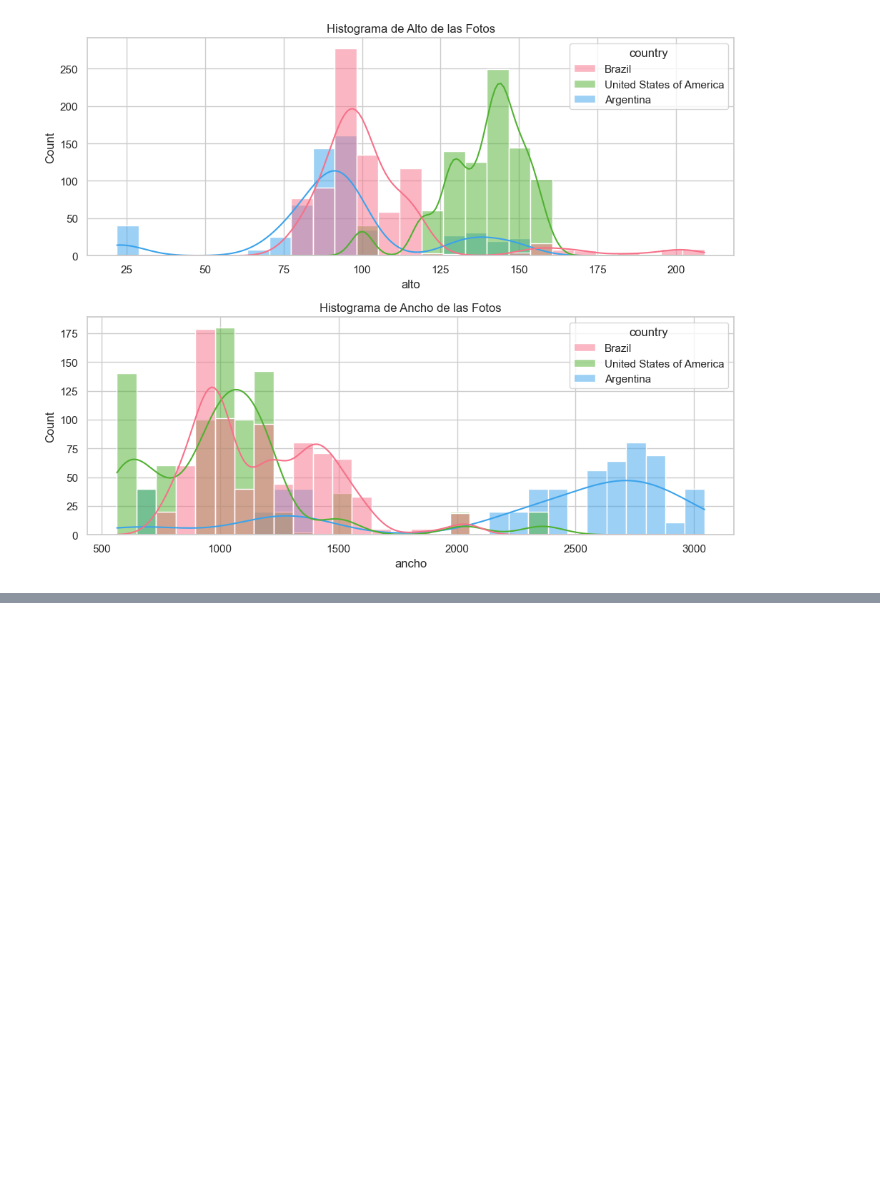
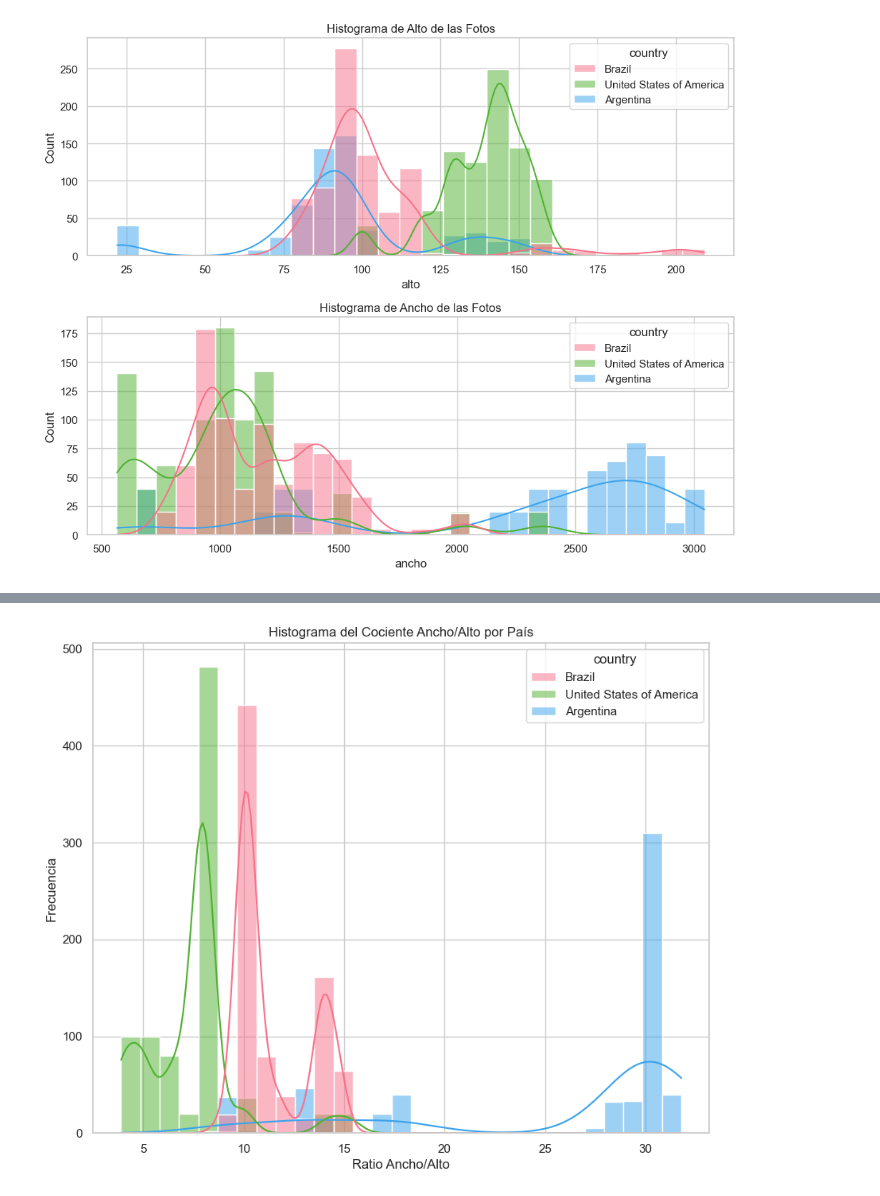
Before and after one commit to azulamakk/PF-vacasVaqueras, a Jupyter notebook: 01.0-nr-EDA.ipynb, the cells around one changed output, grey strips where cells are left out. Saved outputs shown, nothing was run; the diff lists cells and outputs as text; code cells hidden in the pictures; blank space fills up the shorter version.

```diff
--- a/01.0-nr-EDA.ipynb
+++ b/01.0-nr-EDA.ipynb
@@ -265,0 +286,20 @@ plt.show()
+# %%
+import matplotlib.pyplot as plt
+import seaborn as sns
+
+# Estilo
+sns.set(style="whitegrid")
+
+# Crear el gráfico
+plt.figure(figsize=(10, 8))
+
+# Histograma del ratio ancho/alto de las fotos, por país
+sns.histplot(data=nuevo_df, x='ratio_ancho_alto', hue='country', kde=True, palette=palette)
+plt.title('Histograma del Cociente Ancho/Alto por País')
+plt.xlabel('Ratio Ancho/Alto')
+plt.ylabel('Frecuencia')
+
+# Mostrar gráfico
+plt.show()
+# %% [output]
+[figure, added]
```
Also changed, not shown: parts of 5 cells of this notebook, 3 other files.
